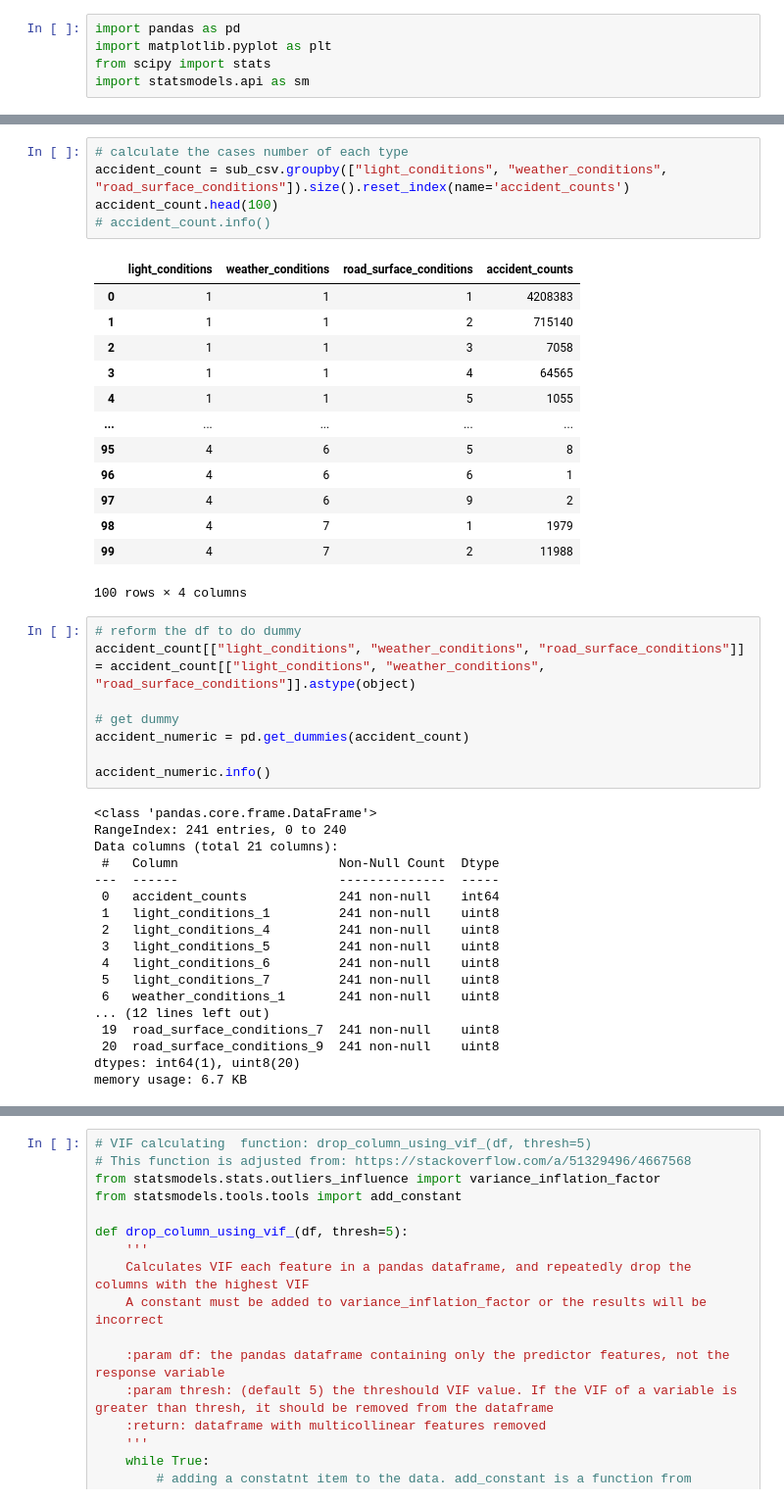
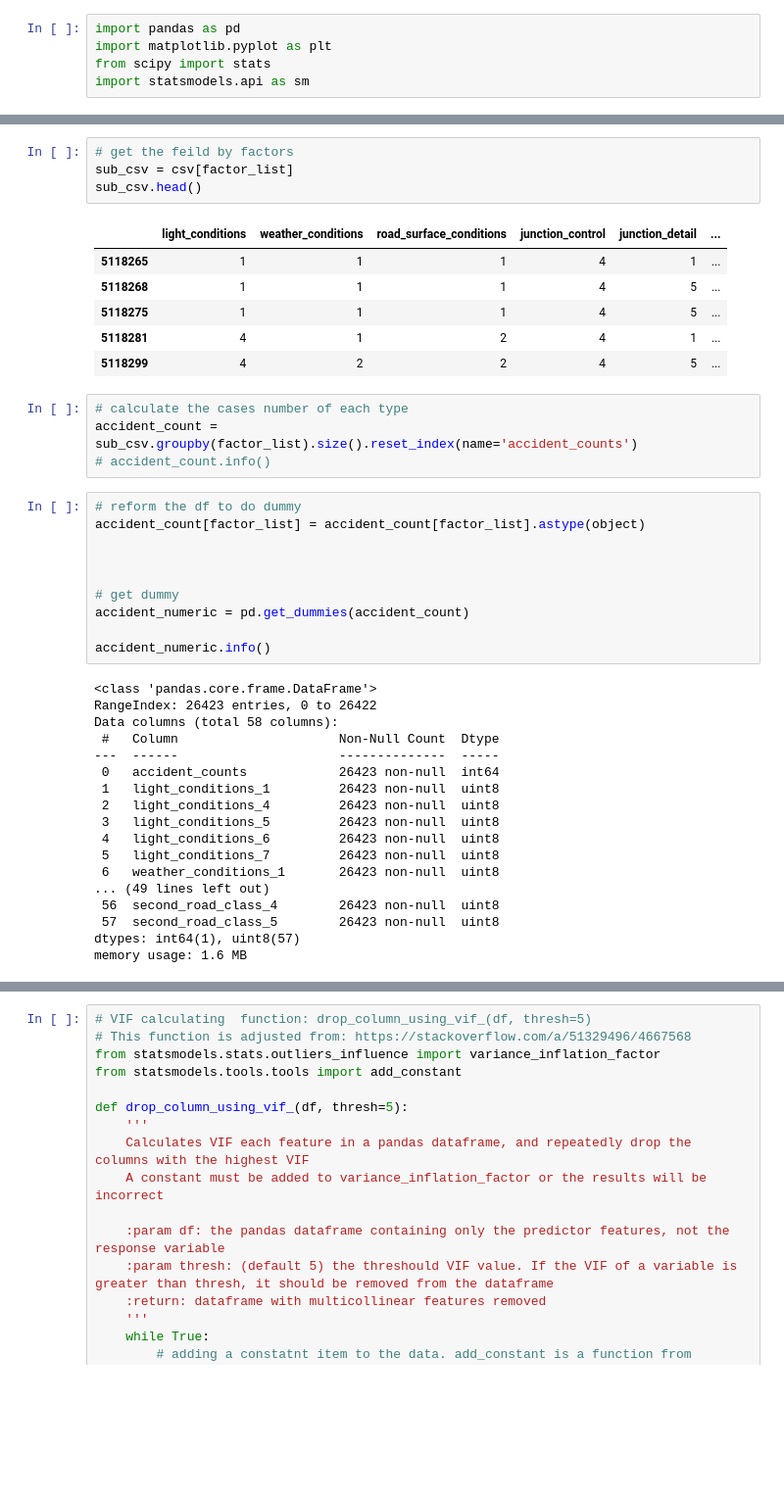
Before and after one commit to X-Fan-Jack/CASA05_quantitative_methods, a Jupyter notebook: qm_presentation_Multiple_Regression.ipynb, the cells around one changed output, grey strips where cells are left out. Shown at 98% size. Cells and saved outputs as stored; diff of their text form; blank space fills up the shorter version.

```diff
--- a/qm_presentation_Multiple_Regression.ipynb
+++ b/qm_presentation_Multiple_Regression.ipynb
@@ -74,25 +153,23 @@ sub_csv = sub_csv.loc[(sub_csv["light_conditions"] != -1) &
+# %%
+# get the feild by factors
+sub_csv = csv[factor_list]
+sub_csv.head()
+# %% [output]
+|  | light_conditions | weather_conditions | road_surface_conditions | junction_control | junction_detail | ... |
+| 5118265 | 1 | 1 | 1 | 4 | 1 | ... |
+| 5118268 | 1 | 1 | 1 | 4 | 5 | ... |
+| 5118275 | 1 | 1 | 1 | 4 | 5 | ... |
+| 5118281 | 4 | 1 | 2 | 4 | 1 | ... |
+| 5118299 | 4 | 2 | 2 | 4 | 5 | ... |
 # %%
 # calculate the cases number of each type
-accident_count = sub_csv.groupby(["light_conditions", "weather_conditions", "road_surface_conditions"]).size().reset_index(name='accident_counts')
-accident_count.head(100)
+accident_count = sub_csv.groupby(factor_list).size().reset_index(name='accident_counts')
 # accident_count.info()
-# %% [output]
-|  | light_conditions | weather_conditions | road_surface_conditions | accident_counts |
-| 0 | 1 | 1 | 1 | 4208383 |
-| 1 | 1 | 1 | 2 | 715140 |
-| 2 | 1 | 1 | 3 | 7058 |
-| 3 | 1 | 1 | 4 | 64565 |
-| 4 | 1 | 1 | 5 | 1055 |
-| ... | ... | ... | ... | ... |
-| 95 | 4 | 6 | 5 | 8 |
-| 96 | 4 | 6 | 6 | 1 |
-| 97 | 4 | 6 | 9 | 2 |
-| 98 | 4 | 7 | 1 | 1979 |
-| 99 | 4 | 7 | 2 | 11988 |
-100 rows × 4 columns
 # %%
 # reform the df to do dummy
-accident_count[["light_conditions", "weather_conditions", "road_surface_conditions"]] = accident_count[["light_conditions", "weather_conditions", "road_surface_conditions"]].astype(object)
+accident_count[factor_list] = accident_count[factor_list].astype(object)
+
+
 
 # get dummy
 accident_numeric = pd.get_dummies(accident_count)
@@ -100,21 +177,21 @@ accident_numeric = pd.get_dummies(accident_count)
 accident_numeric.info()
 # %% [output]
 <class 'pandas.core.frame.DataFrame'>
-RangeIndex: 241 entries, 0 to 240
-Data columns (total 21 columns):
+RangeIndex: 26423 entries, 0 to 26422
+Data columns (total 58 columns):
  #   Column                     Non-Null Count  Dtype
 ---  ------                     --------------  -----
- 0   accident_counts            241 non-null    int64
- 1   light_conditions_1         241 non-null    uint8
- 2   light_conditions_4         241 non-null    uint8
- 3   light_conditions_5         241 non-null    uint8
- 4   light_conditions_6         241 non-null    uint8
- 5   light_conditions_7         241 non-null    uint8
- 6   weather_conditions_1       241 non-null    uint8
-... (12 lines left out)
- 19  road_surface_conditions_7  241 non-null    uint8
- 20  road_surface_conditions_9  241 non-null    uint8
-dtypes: int64(1), uint8(20)
-memory usage: 6.7 KB
+ 0   accident_counts            26423 non-null  int64
+ 1   light_conditions_1         26423 non-null  uint8
+ 2   light_conditions_4         26423 non-null  uint8
+ 3   light_conditions_5         26423 non-null  uint8
+ 4   light_conditions_6         26423 non-null  uint8
+ 5   light_conditions_7         26423 non-null  uint8
+ 6   weather_conditions_1       26423 non-null  uint8
+... (49 lines left out)
+ 56  second_road_class_4        26423 non-null  uint8
+ 57  second_road_class_5        26423 non-null  uint8
+dtypes: int64(1), uint8(57)
+memory usage: 1.6 MB
 # %%
 # drop some value
```
Also changed, not shown: parts of 17 cells of this notebook.
